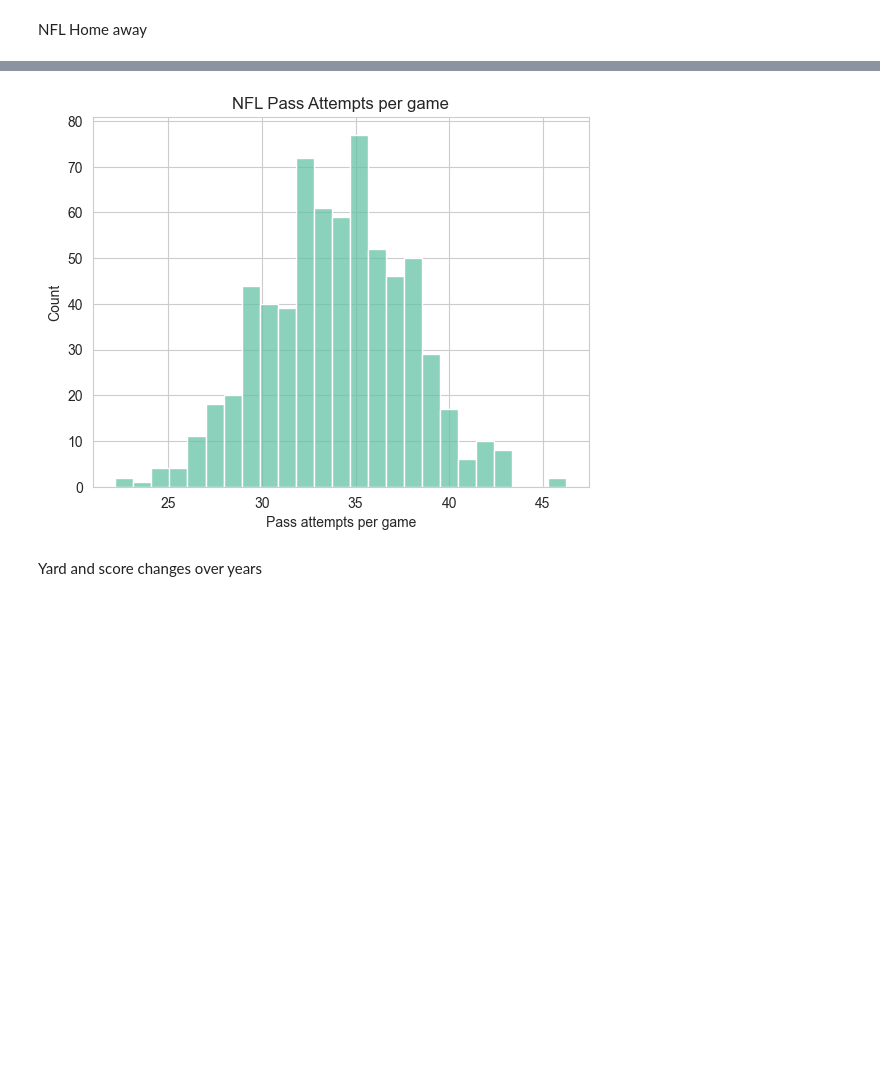
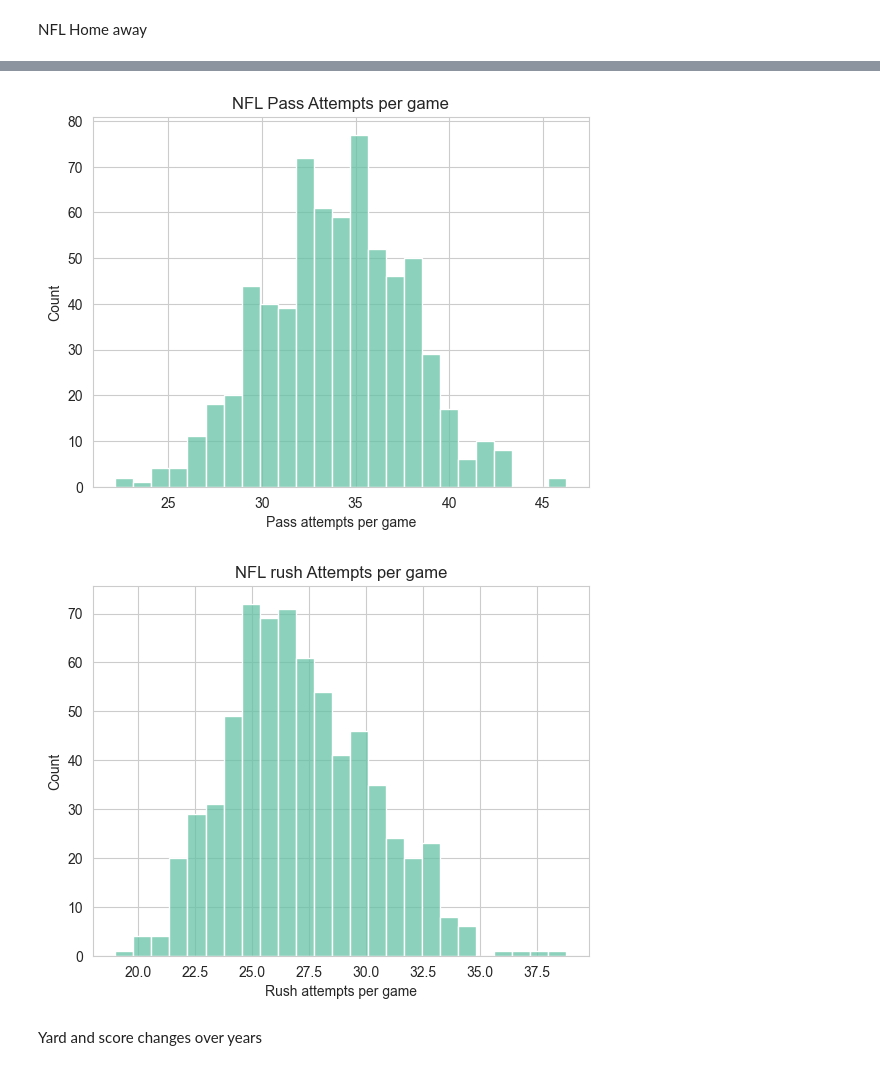
Before and after one commit to Griffmatt/kaggle, a Jupyter notebook: teamStats.ipynb, the cells around one changed output, grey strips where cells are left out. Cells and saved outputs as stored; diff of their text form; code cells hidden in the pictures; blank space fills up the shorter version.

```diff
--- a/teamStats.ipynb
+++ b/teamStats.ipynb
@@ -173,16 +170,22 @@ NFL Home away
 # %%
 sns.kdeplot(yearly_stats_df, x="score")
 plt.xlabel("Score")
 plt.title("NFL average score per game")
 plt.show()
 
 sns.histplot(yearly_stats_df, x="pass_attempt", bins=25)
 plt.xlabel("Pass attempts per game")
 plt.title("NFL Pass Attempts per game")
 plt.show()
+
+sns.histplot(yearly_stats_df, x="rushing_attempts", bins=25)
+plt.xlabel("Rush attempts per game")
+plt.title("NFL rush Attempts per game")
+plt.show()
 # %% [output]
 [figure]
 [figure]
+[figure, added]
 # %% [markdown]
 Yard and score changes over years
 # %%
```
Also changed, not shown: parts of 10 cells of this notebook.
